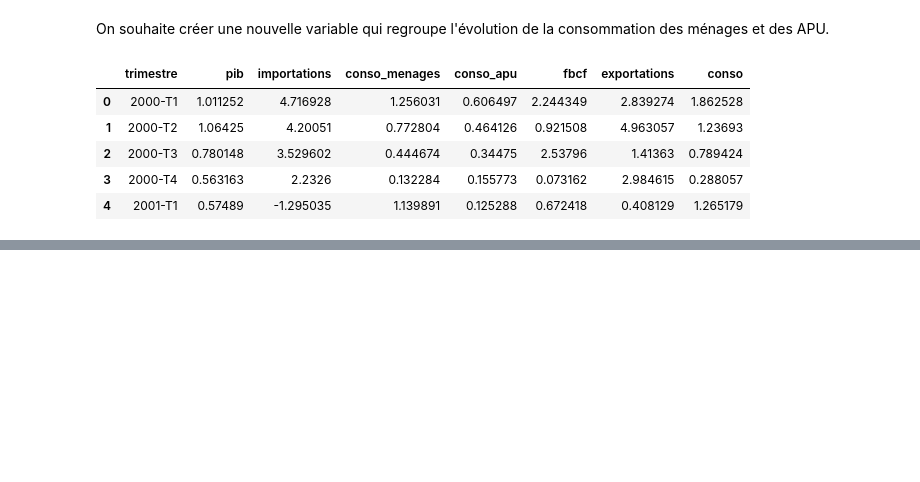
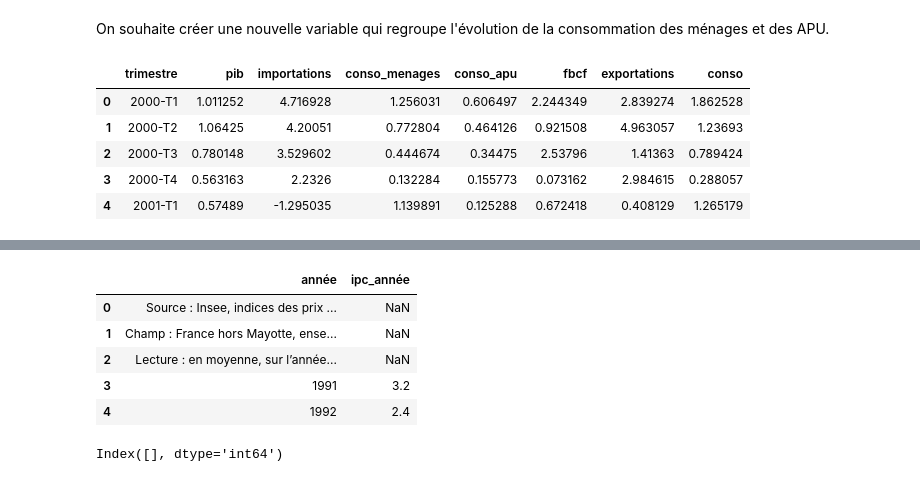
Before and after one commit to amreily/Projet-python-2A, a Jupyter notebook: Notebook_pythondata.ipynb, the cells around one changed output, grey strips where cells are left out. Drawn from its saved outputs; the diff is of its cells as text; code cells hidden in the pictures; blank space fills up the shorter version.

```diff
--- a/Notebook_pythondata.ipynb
+++ b/Notebook_pythondata.ipynb
@@ -242,0 +252,4 @@ ev_pib_clean.head()
+# %%
+# Renommer les colonnes à utiliser
+ipc.rename(columns={'Évolution de l’indice des prix à la consommation': 'année'}, inplace=True)
+ipc.rename(columns={'Unnamed: 1': 'ipc_année'}, inplace=True)
@@ -242,0 +260,19 @@ ev_pib_clean.head()
+# %%
+ipc = ipc.iloc[::-1].reset_index(drop=True)
+# %%
+ipc.head()
+# %% [output]
+|  | année | ipc_année |
+| 0 | Source : Insee, indices des prix ... | NaN |
+| 1 | Champ : France hors Mayotte, ense... | NaN |
+| 2 | Lecture : en moyenne, sur l’année... | NaN |
+| 3 | 1991 | 3.2 |
+| 4 | 1992 | 2.4 |
+# %%
+# Trouver l'index de la valeur '2000' dans la colonne 'année'
+index_2000 = ipc[ipc['année'] == '2000'].index
+
+# Afficher l'index
+print(index_2000)
+# %% [output]
+Index([], dtype='int64')
```
Also changed, not shown: parts of 3 cells of this notebook.
